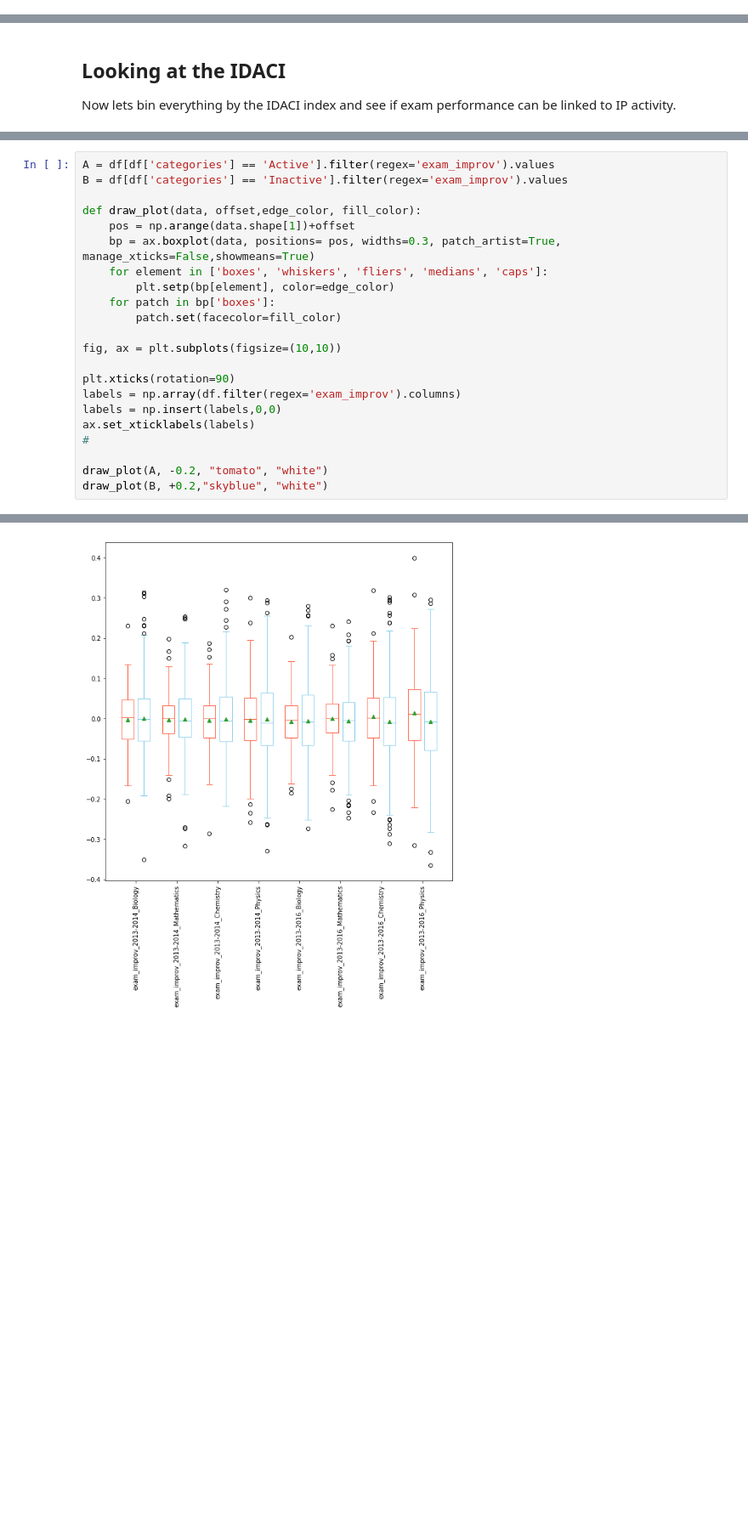
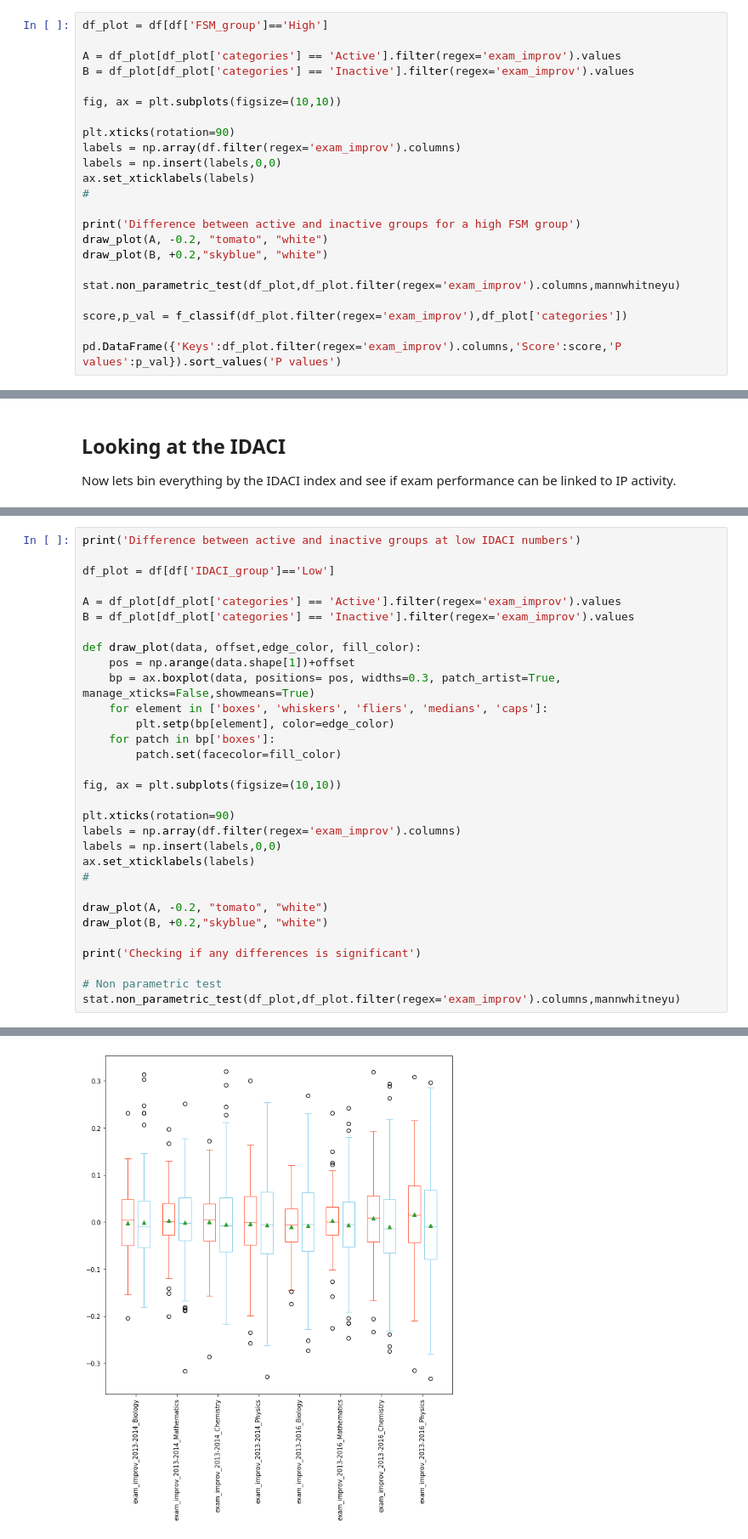
Before and after one commit to KeepFloyding/IP-research, a Jupyter notebook: Stats_Analysis/additional_analysis/Bin by FSM and IDACI.ipynb, the cells around one changed output, grey strips where cells are left out. Shown: that part at 85% size. Saved outputs shown, nothing was run; the diff lists cells and outputs as text; blank space fills up the shorter version.

```diff
--- a/Stats_Analysis/additional_analysis/Bin by FSM and IDACI.ipynb
+++ b/Stats_Analysis/additional_analysis/Bin by FSM and IDACI.ipynb
@@ -176,0 +243,23 @@ draw_plot(B, +0.2,"skyblue", "white")
+# %%
+df_plot = df[df['FSM_group']=='High']
+
+A = df_plot[df_plot['categories'] == 'Active'].filter(regex='exam_improv').values
+B = df_plot[df_plot['categories'] == 'Inactive'].filter(regex='exam_improv').values
+
+fig, ax = plt.subplots(figsize=(10,10))
+
+plt.xticks(rotation=90)
+labels = np.array(df.filter(regex='exam_improv').columns)
+labels = np.insert(labels,0,0)
+ax.set_xticklabels(labels)
+#
+
+print('Difference between active and inactive groups for a high FSM group')
+draw_plot(A, -0.2, "tomato", "white")
+draw_plot(B, +0.2,"skyblue", "white")
+
+stat.non_parametric_test(df_plot,df_plot.filter(regex='exam_improv').columns,mannwhitneyu)
+
+score,p_val = f_classif(df_plot.filter(regex='exam_improv'),df_plot['categories'])
+
+pd.DataFrame({'Keys':df_plot.filter(regex='exam_improv').columns,'Score':score,'P values':p_val}).sort_values('P values')
@@ -246,8 +347,12 @@ print('Exam improvement between Low, Medium and IDACI FSM groups of those school
 Exam improvement between Low, Medium and IDACI FSM groups of those schools that are inactive
 [figure]
 # %%
-A = df[df['categories'] == 'Active'].filter(regex='exam_improv').values
-B = df[df['categories'] == 'Inactive'].filter(regex='exam_improv').values
+print('Difference between active and inactive groups at low IDACI numbers')
+
+df_plot = df[df['IDACI_group']=='Low']
+
+A = df_plot[df_plot['categories'] == 'Active'].filter(regex='exam_improv').values
+B = df_plot[df_plot['categories'] == 'Inactive'].filter(regex='exam_improv').values
 
 def draw_plot(data, offset,edge_color, fill_color):
     pos = np.arange(data.shape[1])+offset
@@ -267,4 +372,9 @@ ax.set_xticklabels(labels)
 
 draw_plot(A, -0.2, "tomato", "white")
 draw_plot(B, +0.2,"skyblue", "white")
+
+print('Checking if any differences is significant')
+
+# Non parametric test
+stat.non_parametric_test(df_plot,df_plot.filter(regex='exam_improv').columns,mannwhitneyu)
 # %% [output]
@@ -271 +392 @@ draw_plot(B, +0.2,"skyblue", "white")
-[figure, old version]
+[figure, new version]
```
Also changed, not shown: parts of 7 cells of this notebook.
